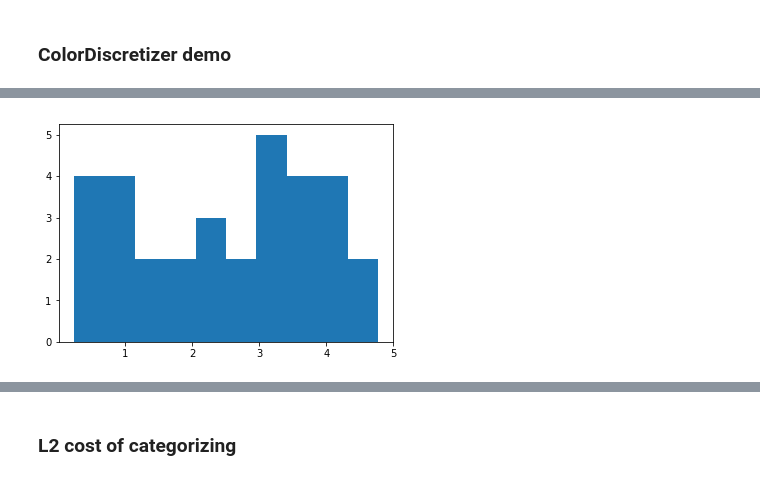
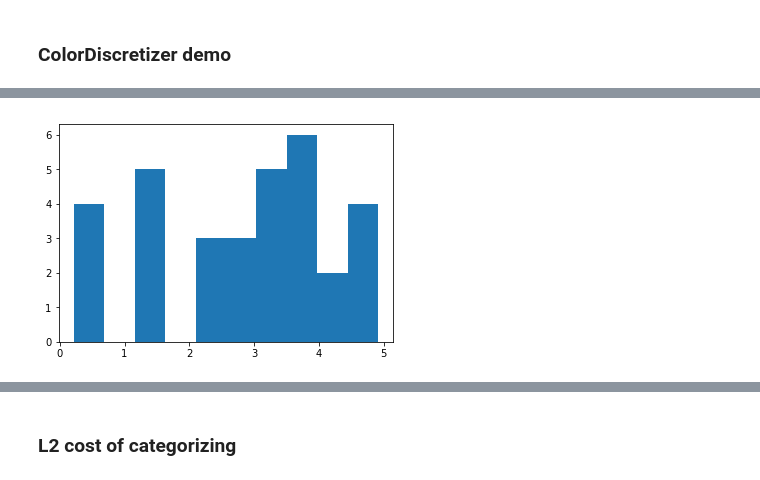
Before and after one commit to vincentbillaut/all-colors-matter, a Jupyter notebook: notebooks/ColorDiscretizer demo.ipynb, the cells around one changed output, grey strips where cells are left out. Saved outputs shown, nothing was run; the diff lists cells and outputs as text; code cells hidden in the pictures.

```diff
--- a/notebooks/ColorDiscretizer demo.ipynb
+++ b/notebooks/ColorDiscretizer demo.ipynb
@@ -75,8 +76,8 @@ for i in range(cd.max_categories):
 # %%
-plt.hist(cd.weights.values())
+plt.hist(list(cd.weights.values()))
 plt.show()
 # %% [output]
-[figure, old version]
+[figure, new version]
 # %%
 categories_distributions = np.abs(np.random.rand(4, 4, cd.n_categories))
 cd.UVpixels_from_distribution(categories_distributions)
```
Also changed, not shown: parts of 12 cells of this notebook, 1 other file.
